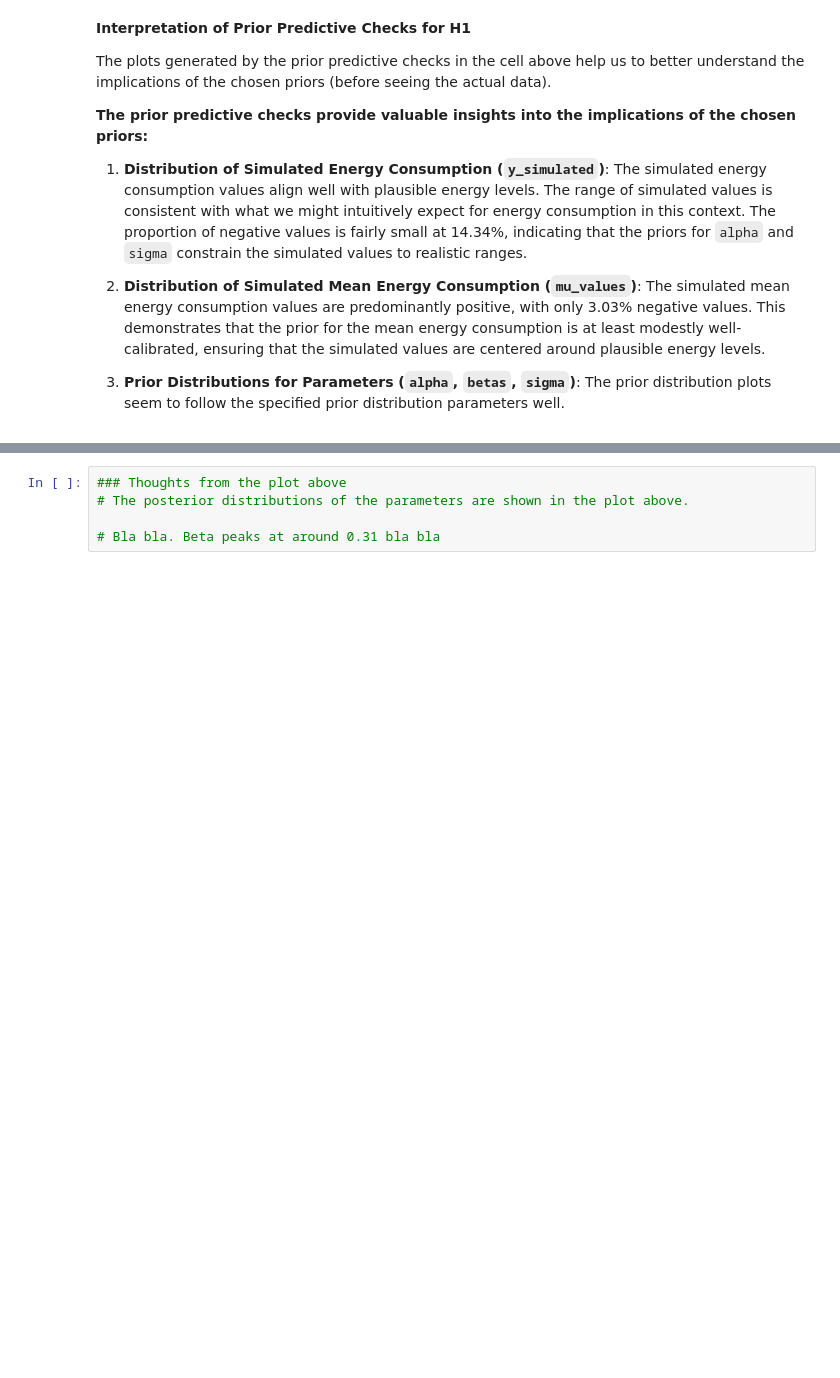
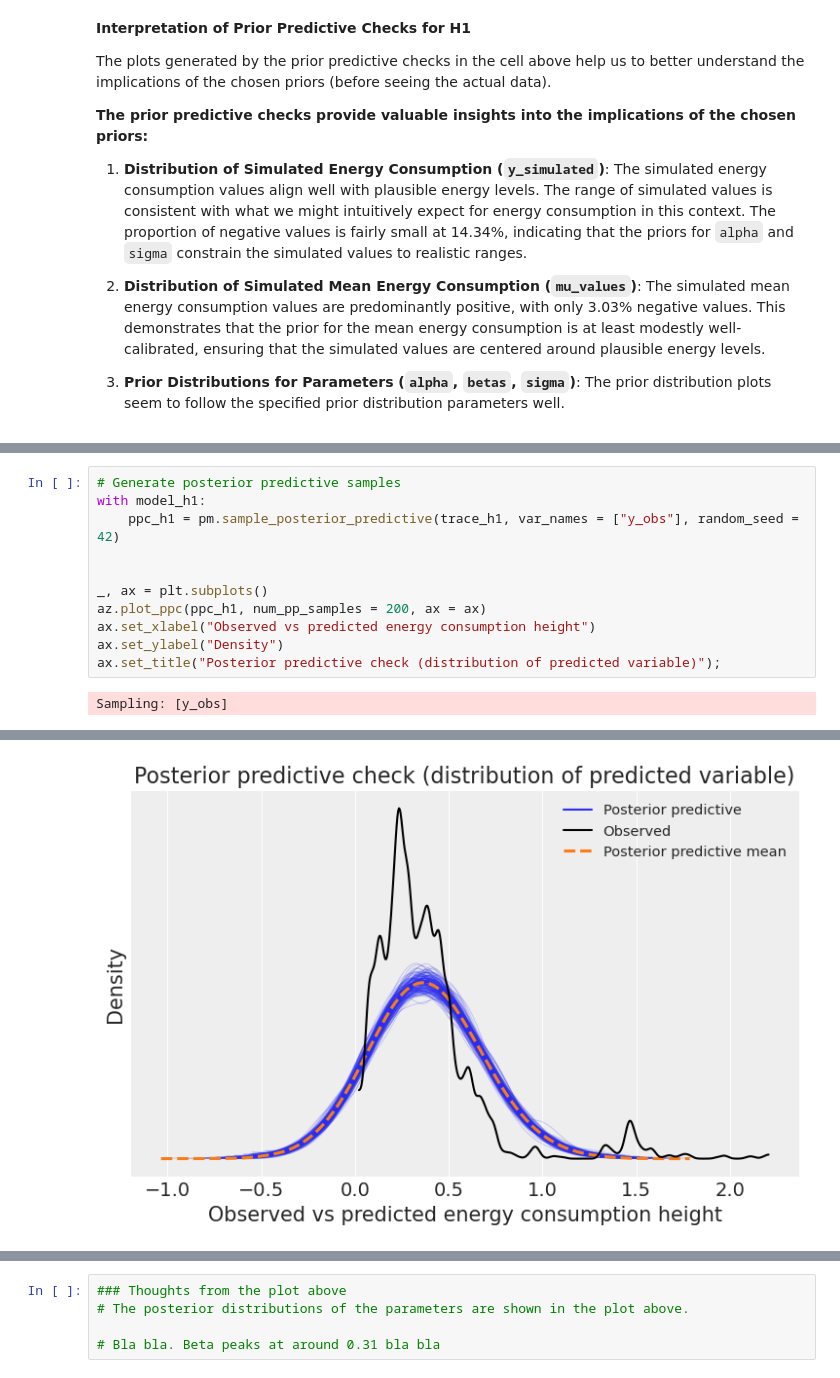
Before and after one commit to sanderengel/prpro_exam_2025, a Jupyter notebook: main-question.ipynb, the cells around one changed output, grey strips where cells are left out. Drawn from its saved outputs; the diff is of its cells as text; blank space fills up the shorter version.

```diff
--- a/main-question.ipynb
+++ b/main-question.ipynb
@@ -422,0 +453,13 @@ Sampling 4 chains for 1_000 tune and 2_000 draw iterations (4_000 + 8_000 draws
+# %%
+# Generate posterior predictive samples
+with model_h1:
+    ppc_h1 = pm.sample_posterior_predictive(trace_h1, var_names = ["y_obs"], random_seed = 42)
+
+
+_, ax = plt.subplots()
+az.plot_ppc(ppc_h1, num_pp_samples = 200, ax = ax)
+ax.set_xlabel("Observed vs predicted energy consumption height")
+ax.set_ylabel("Density")
+ax.set_title("Posterior predictive check (distribution of predicted variable)");
+# %% [output]
+Sampling: [y_obs]
@@ -423 +468,2 @@ Sampling 4 chains for 1_000 tune and 2_000 draw iterations (4_000 + 8_000 draws
+[figure, added]
 # %%
```
Also changed, not shown: parts of 14 cells of this notebook.
